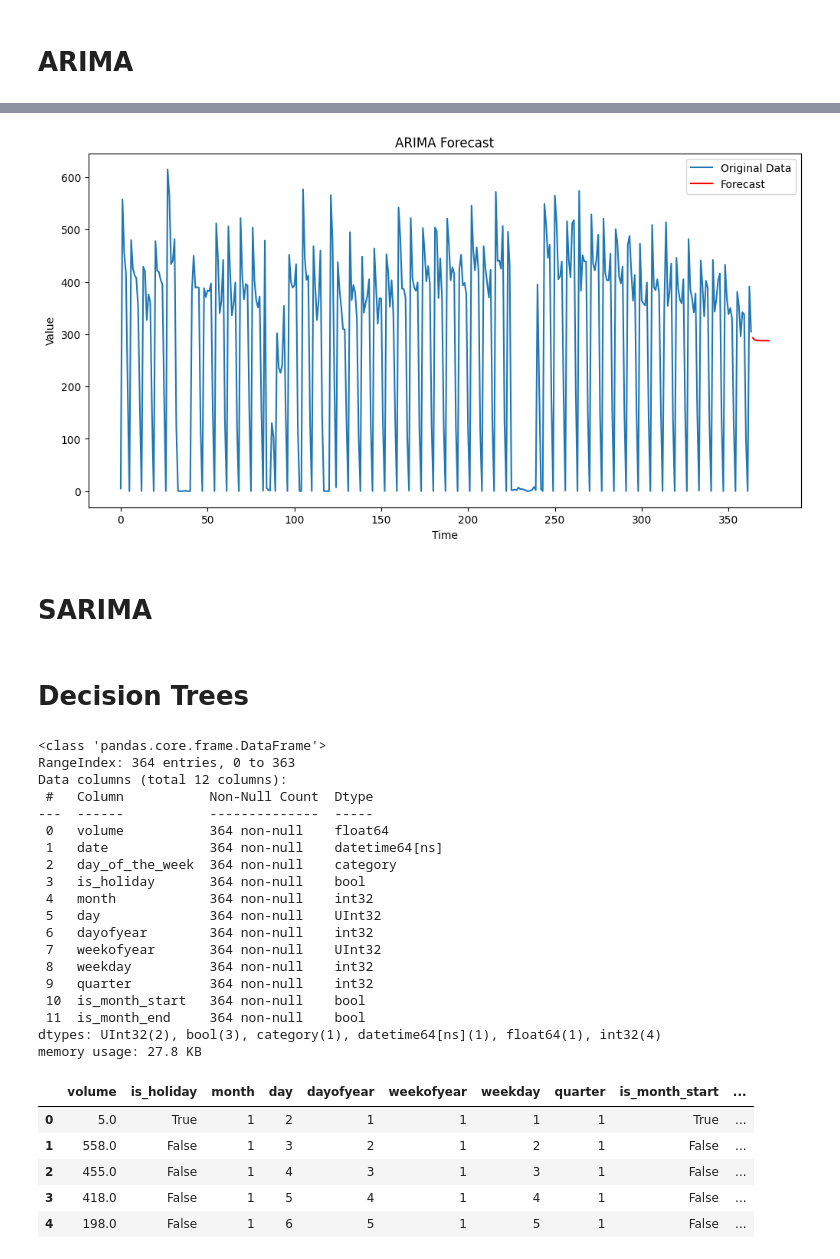
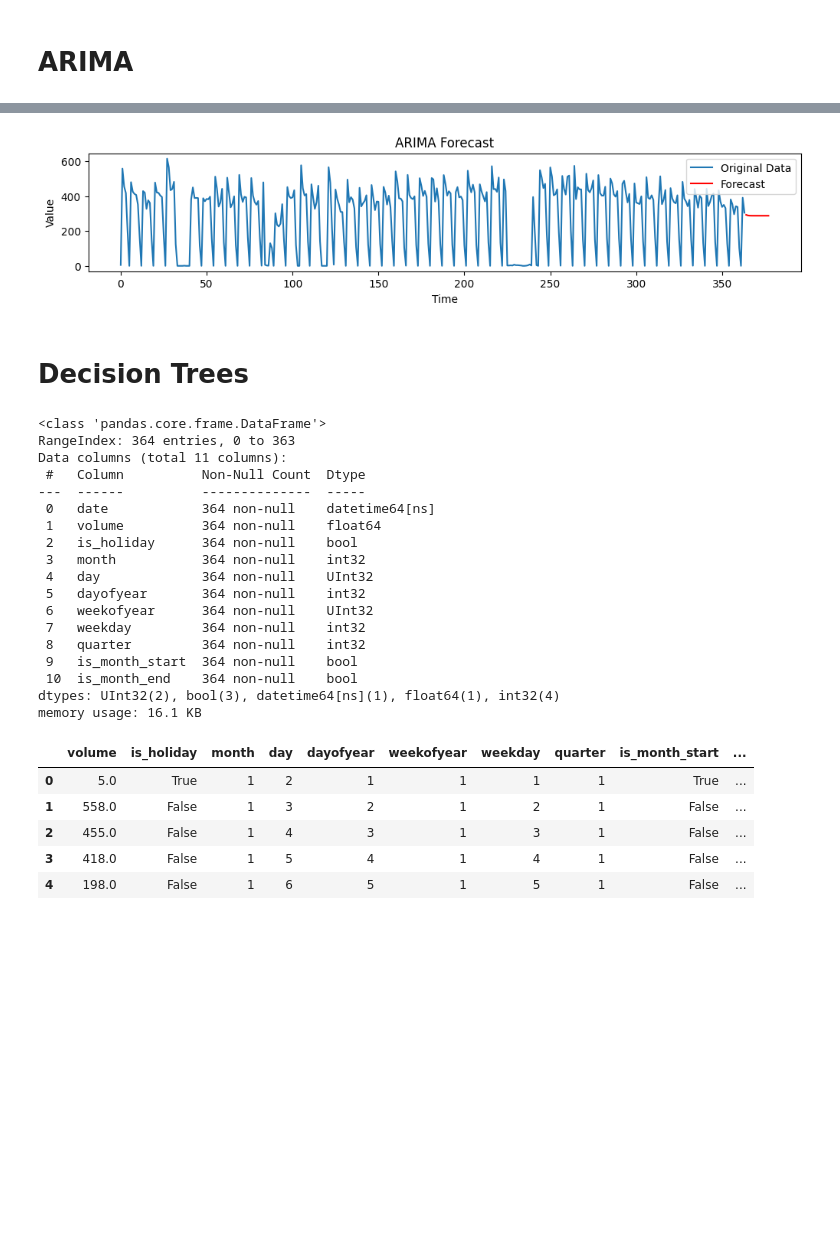
Before and after one commit to vuxminhan/Medical-facility-visit-predictor, a Jupyter notebook: notebook/model_training.ipynb, the cells around one changed output, grey strips where cells are left out. Cells and saved outputs as stored; diff of their text form; code cells hidden in the pictures; blank space fills up the shorter version.

Commit message:
Data ingestion

```diff
--- a/notebook/model_training.ipynb
+++ b/notebook/model_training.ipynb
@@ -57,6 +57,5 @@ memory usage: 9.0+ KB
 # %%
 df['date'] = pd.to_datetime(df['date'])
-df['day_of_the_week'] = df['date'].astype('category')
 df.info()
 # %% [output]
 <class 'pandas.core.frame.DataFrame'>
@@ -120,22 +118,20 @@ Warnings:
 [1] Covariance matrix calculated using the outer product of gradients (complex-step).
 # %%
 # Forecast the next 'n' steps
-n_forecast = 10
+n_forecast = 14
 forecast = model_fit.forecast(steps=n_forecast)
 
 # Plot original data and forecast
-plt.figure(figsize=(12, 6))
+plt.figure(figsize=(12, 2))
 plt.plot(time_series, label='Original Data')
 plt.plot(np.arange(len(time_series), len(time_series) + n_forecast), forecast, label='Forecast', color='red')
 plt.legend()
 plt.title('ARIMA Forecast')
 plt.xlabel('Time')
 plt.ylabel('Value')
 plt.show()
 # %% [output]
-[figure, old version]
+[figure, new version]
-# %% [markdown]
-# SARIMA
 # %% [markdown]
 # Decision Trees
 # %%
@@ -151,22 +147,21 @@ df.info()
 # %% [output]
 <class 'pandas.core.frame.DataFrame'>
 RangeIndex: 364 entries, 0 to 363
-Data columns (total 12 columns):
- #   Column           Non-Null Count  Dtype
----  ------           --------------  -----
- 0   volume           364 non-null    float64
- 1   date             364 non-null    datetime64[ns]
- 2   day_of_the_week  364 non-null    category
- 3   is_holiday       364 non-null    bool
- 4   month            364 non-null    int32
- 5   day              364 non-null    UInt32
- 6   dayofyear        364 non-null    int32
- 7   weekofyear       364 non-null    UInt32
- 8   weekday          364 non-null    int32
- 9   quarter          364 non-null    int32
- 10  is_month_start   364 non-null    bool
- 11  is_month_end     364 non-null    bool
-dtypes: UInt32(2), bool(3), category(1), datetime64[ns](1), float64(1), int32(4)
-memory usage: 27.8 KB
+Data columns (total 11 columns):
+ #   Column          Non-Null Count  Dtype
+---  ------          --------------  -----
+ 0   date            364 non-null    datetime64[ns]
+ 1   volume          364 non-null    float64
+ 2   is_holiday      364 non-null    bool
+ 3   month           364 non-null    int32
+ 4   day             364 non-null    UInt32
+ 5   dayofyear       364 non-null    int32
+ 6   weekofyear      364 non-null    UInt32
+ 7   weekday         364 non-null    int32
+ 8   quarter         364 non-null    int32
+ 9   is_month_start  364 non-null    bool
+ 10  is_month_end    364 non-null    bool
+dtypes: UInt32(2), bool(3), datetime64[ns](1), float64(1), int32(4)
+memory usage: 16.1 KB
 # %%
 df = df.drop(['date'], axis = 1)
```
Also changed, not shown: parts of 33 cells of this notebook, 7 other files.
